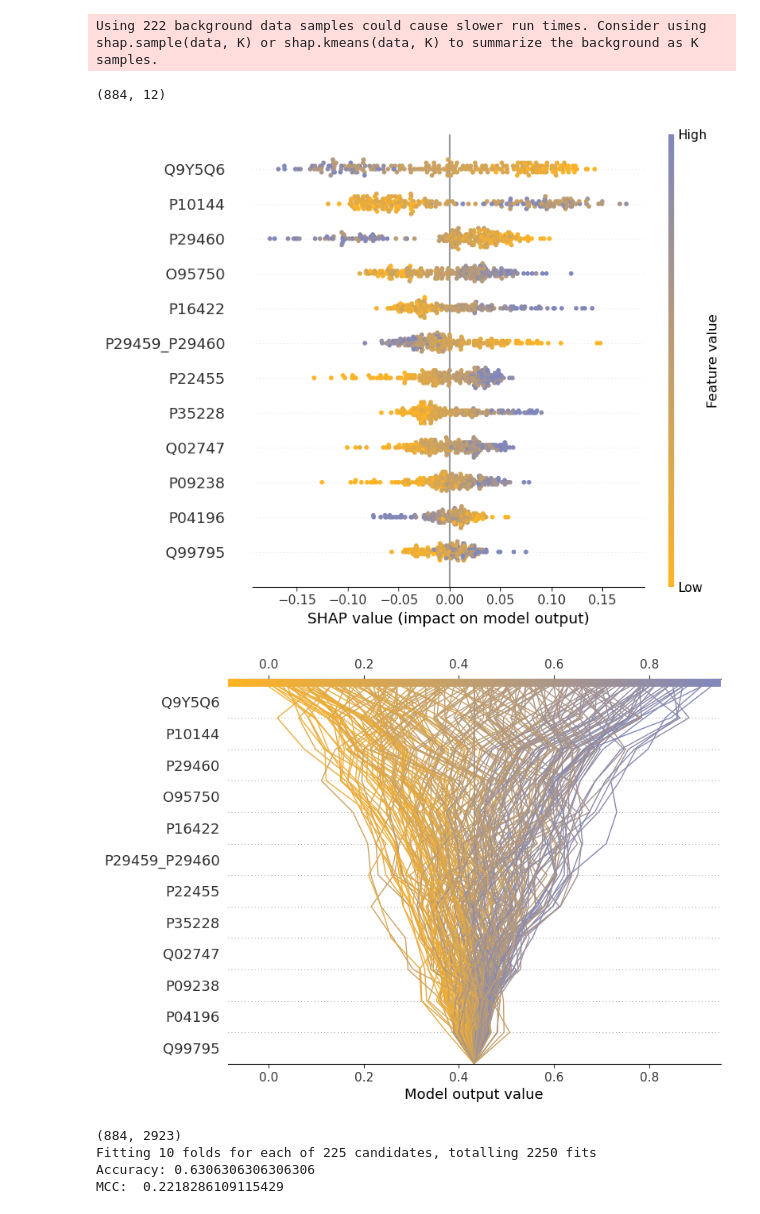
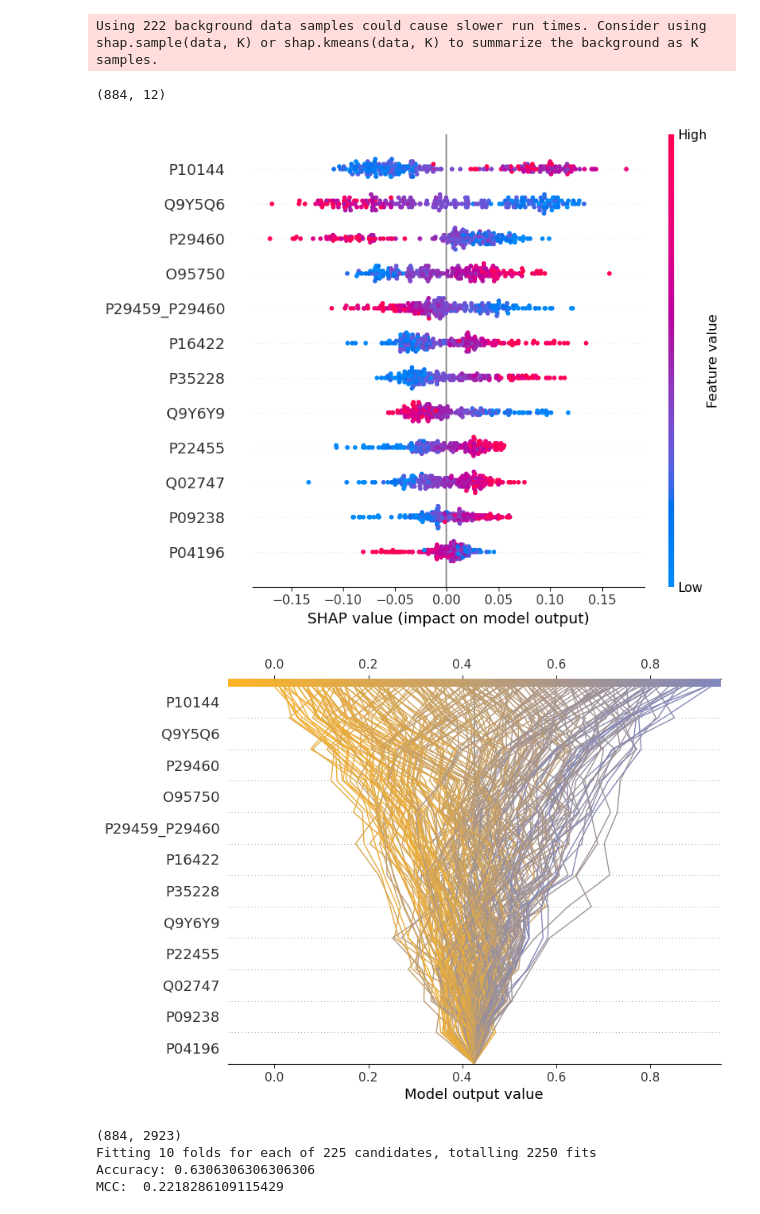
Before and after one commit to dantaslab/CD_vs_UC, a Jupyter notebook: cd_vs_uc_classifier.ipynb, the cells around one changed output. Saved outputs shown, nothing was run; the diff lists cells and outputs as text; code cells hidden in the pictures.

Commit message:
updated figures and added roc-auc (also fixed typos in protein names)

```diff
--- a/cd_vs_uc_classifier.ipynb
+++ b/cd_vs_uc_classifier.ipynb
@@ -29,6 +28,9 @@ df = df.drop(["REQUESTED_FILE_NAME", "DEIDENTIFIED_MASTER_PATIENT_ID", "SAMPLE_C
 # %%
 df_encoded = df.replace({"Female":0, "Male":1, "Crohn's Disease":0, 'Ulcerative Colitis':1, "Remission":0, "Moderate":1, "Mild":2, "Severe":3})
 df_encoded=df_encoded.fillna(df_encoded.mean(numeric_only=True))
+
+df_encoded.to_csv("/Users/mark/Library/CloudStorage/Box-Box/Projects/Crohns/sparc_dataset/231015_linear_model_features_encoded_features.csv")
+
 
 y = df_encoded["DIAGNOSIS"]
 X = df_encoded.loc[:, df_encoded.columns != 'DIAGNOSIS']
@@ -41,14 +43,14 @@ def helper(X_train, X_test, y_train, y_test, clf, seed, feature_set_name):
     clf.fit(X_train, y_train)
     predictions = clf.predict(X_test)
     tn, fp, fn, tp = confusion_matrix(y_true=y_test, y_pred=predictions).ravel()
-    return {"tn":tn, "tp":tp, "fp":fp, "fn":fn, "accuracy_score":accuracy_score(y_pred=predictions, y_true=y_test), "seed":seed, "feature_set":feature_set_name }
+    return {"tn":tn, "tp":tp, "fp":fp, "fn":fn, "accuracy_score":accuracy_score(y_pred=predictions, y_true=y_test), "seed":seed, "feature_set":feature_set_name, "ROC-AUC":roc_auc_score(y_score=predictions, y_true=y_test) }
 
 
 proteomcs_ttest = open("/Users/mark/Library/CloudStorage/Box-Box/Projects/Crohns/231015_features.txt", "r").read() .replace('\n', ' ').split(" ")
 proteomcs_ttest+["Age", "DISEASE_ACTIVITY_60", "SEX"]
-prot=["Q9Y5Q6","P29460","O95750","P29459_P29460","P16422","P35228","Q99795","P04196","Q02747","P10144","P22455","P09238"]
+prot=["Q9Y5Q6","P29460","O95750","P29459_P29460","P16422","P35228","Q9Y6Y9","P04196","Q02747","P10144","P22455","P09238"]
 
-prot_clin = ["Q9Y5Q6","P29460","O95750","P29459_P29460","P16422","P35228","Q99795","P04196","Q02747","P10144","P22455","P09238", "Age", "DISEASE_ACTIVITY_60", "SEX"]
+prot_clin = ["Q9Y5Q6","P29460","O95750","P29459_P29460","P16422","P35228","Q9Y6Y9","P04196","Q02747","P10144","P22455","P09238", "Age", "DISEASE_ACTIVITY_60", "SEX"]
 
 print(df_encoded.describe)
 X, X_validation, y, y_validation = train_test_split(X, y, test_size=0.2, random_state=42)
@@ -74,7 +76,7 @@ results_df = pd.DataFrame(results)
 
 print(results_df.head())
 
-results_df.to_csv("/Users/mark/Library/CloudStorage/Box-Box/Projects/Crohns/240117_ml_feature_comparison.csv")
+results_df.to_csv("/Users/mark/Library/CloudStorage/Box-Box/Projects/Crohns/240508_ml_feature_comparison.csv")
 # %% [output]
 <bound method NDFrame.describe of       SEX  DIAGNOSIS  DISEASE_ACTIVITY_60  A0FGR8    A1E959  A1KZ92  A1L4H1  \
 0       0          0                    1  5.3942  0.035200 -0.0215  1.2593
@@ -122,15 +124,15 @@ Using 222 background data samples could cause slower run times. Consider using s
 # %%
 print(X[prot].shape)
 
 from matplotlib.colors import LinearSegmentedColormap
 newCmap = LinearSegmentedColormap.from_list("", ['#FEB424','#8087BC'])
-shap.summary_plot(shap_values[1], val, cmap=newCmap)
-
+#shap.summary_plot(shap_values[1], val, cmap=newCmap)
+shap.summary_plot(shap_values[1], val)
 shap.decision_plot(explainer.expected_value[1], shap_values[1], val.columns, plot_color=newCmap)
 # %% [output]
 (884, 12)
-[figure, old version]
+[figure, new version]
-[figure, old version]
+[figure, new version]
 # %%
 X_train, X_test, y_train, y_test = train_test_split(X, y, test_size=0.2, random_state=42)
 
```
Also changed, not shown: parts of 4 cells of this notebook, 11 other files.
